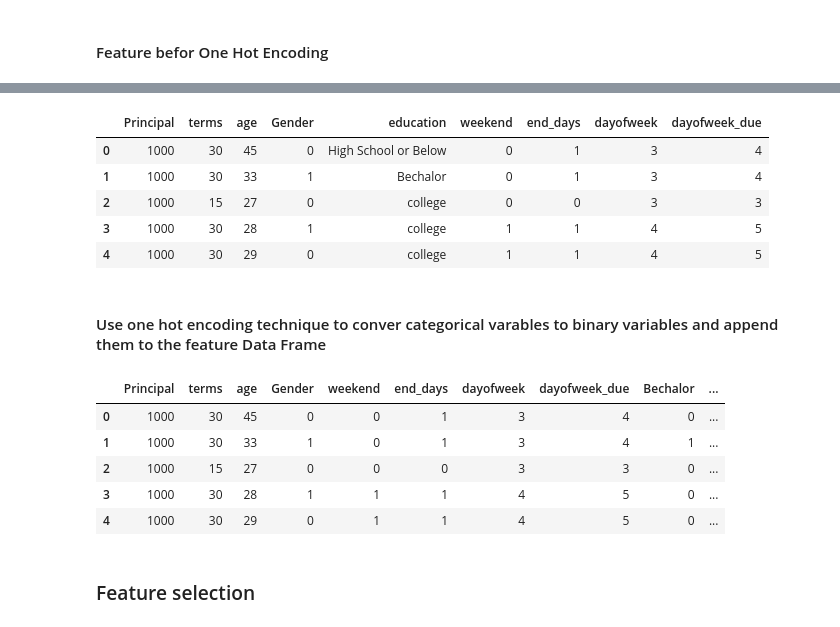
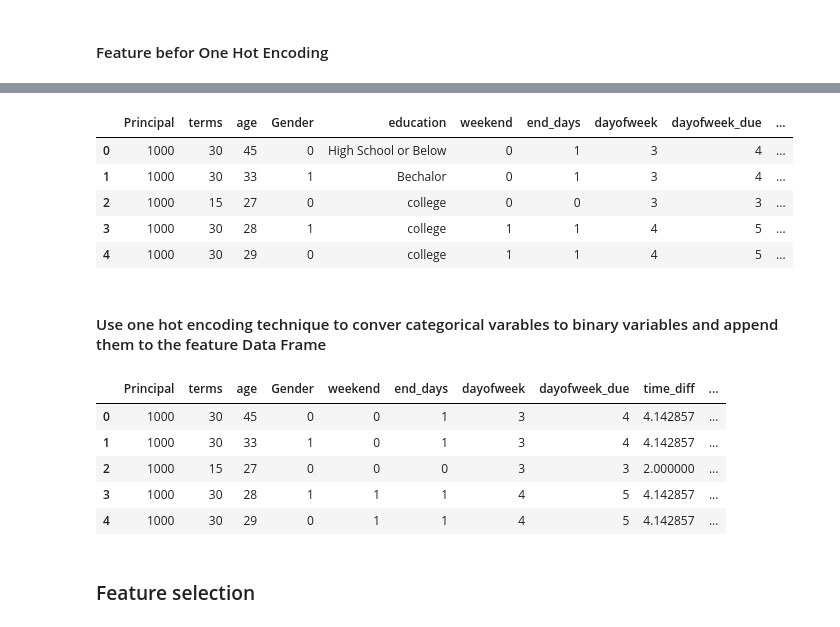
Before and after one commit to avpresbitero/IBMDataScience, a Jupyter notebook: IBM Final Project.ipynb, the cells around one changed output, grey strips where cells are left out. Saved outputs shown, nothing was run; the diff lists cells and outputs as text; code cells hidden in the pictures.

```diff
--- a/IBM Final Project.ipynb
+++ b/IBM Final Project.ipynb
@@ -166,0 +170,7 @@ df.head()
+# %%
+df['time_diff'] = (df['due_date'] - df['effective_date'])/np.timedelta64(1, "W")
+bins = np.linspace(df.time_diff.min(), df.time_diff.max(), 10)
+g = sns.FacetGrid(df, col="Gender", hue="loan_status", palette="Set1", col_wrap=2)
+g.map(plt.hist, 'time_diff', bins=bins, ec="k")
+g.axes[-1].legend()
+plt.show()
@@ -209,6 +221,3 @@ college               PAIDOFF        0.765101
 Name: loan_status, dtype: float64
 # %% [markdown]
 #### Feature befor One Hot Encoding
-# %%
-df['gender_day'] = df['dayofweek'].apply(lambda x: 1 if (x<=1)  else 0)
-df.head()
@@ -222,26 +224,26 @@ df.head()
 # %%
-df[['Principal','terms','age','Gender','education', 'weekend', 'end_days', 'dayofweek', 'dayofweek_due']].head()
+df[['Principal','terms','age','Gender','education', 'weekend', 'end_days', 'dayofweek', 'dayofweek_due', 'time_diff']].head()
 # %% [output]
-|  | Principal | terms | age | Gender | education | weekend | end_days | dayofweek | dayofweek_due |
-| 0 | 1000 | 30 | 45 | 0 | High School or Below | 0 | 1 | 3 | 4 |
-| 1 | 1000 | 30 | 33 | 1 | Bechalor | 0 | 1 | 3 | 4 |
-| 2 | 1000 | 15 | 27 | 0 | college | 0 | 0 | 3 | 3 |
-| 3 | 1000 | 30 | 28 | 1 | college | 1 | 1 | 4 | 5 |
-| 4 | 1000 | 30 | 29 | 0 | college | 1 | 1 | 4 | 5 |
+|  | Principal | terms | age | Gender | education | weekend | end_days | dayofweek | dayofweek_due | ... |
+| 0 | 1000 | 30 | 45 | 0 | High School or Below | 0 | 1 | 3 | 4 | ... |
+| 1 | 1000 | 30 | 33 | 1 | Bechalor | 0 | 1 | 3 | 4 | ... |
+| 2 | 1000 | 15 | 27 | 0 | college | 0 | 0 | 3 | 3 | ... |
+| 3 | 1000 | 30 | 28 | 1 | college | 1 | 1 | 4 | 5 | ... |
+| 4 | 1000 | 30 | 29 | 0 | college | 1 | 1 | 4 | 5 | ... |
 # %% [markdown]
 #### Use one hot encoding technique to conver categorical varables to binary variables and append them to the feature Data Frame
 # %%
-Feature = df[['Principal','terms','age','Gender','weekend', 'end_days', 'dayofweek', 'dayofweek_due']]
+Feature = df[['Principal','terms','age','Gender','weekend', 'end_days', 'dayofweek', 'dayofweek_due', 'time_diff']]
 Feature = pd.concat([Feature,pd.get_dummies(df['education'])], axis=1)
 Feature.drop(['Master or Above'], axis = 1,inplace=True)
 Feature.head()
 # %% [output]
-|  | Principal | terms | age | Gender | weekend | end_days | dayofweek | dayofweek_due | Bechalor | ... |
-| 0 | 1000 | 30 | 45 | 0 | 0 | 1 | 3 | 4 | 0 | ... |
-| 1 | 1000 | 30 | 33 | 1 | 0 | 1 | 3 | 4 | 1 | ... |
-| 2 | 1000 | 15 | 27 | 0 | 0 | 0 | 3 | 3 | 0 | ... |
-| 3 | 1000 | 30 | 28 | 1 | 1 | 1 | 4 | 5 | 0 | ... |
-| 4 | 1000 | 30 | 29 | 0 | 1 | 1 | 4 | 5 | 0 | ... |
+|  | Principal | terms | age | Gender | weekend | end_days | dayofweek | dayofweek_due | time_diff | ... |
+| 0 | 1000 | 30 | 45 | 0 | 0 | 1 | 3 | 4 | 4.142857 | ... |
+| 1 | 1000 | 30 | 33 | 1 | 0 | 1 | 3 | 4 | 4.142857 | ... |
+| 2 | 1000 | 15 | 27 | 0 | 0 | 0 | 3 | 3 | 2.000000 | ... |
+| 3 | 1000 | 30 | 28 | 1 | 1 | 1 | 4 | 5 | 4.142857 | ... |
+| 4 | 1000 | 30 | 29 | 0 | 1 | 1 | 4 | 5 | 4.142857 | ... |
 # %% [markdown]
 ### Feature selection
 # %% [markdown]
```
Also changed, not shown: parts of 19 cells of this notebook.
